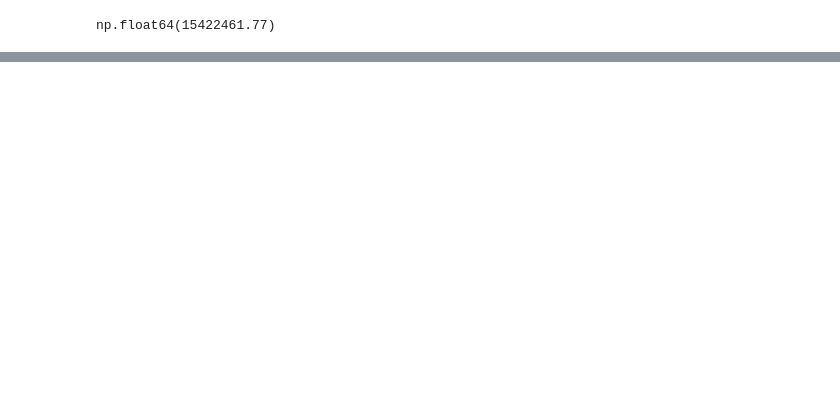
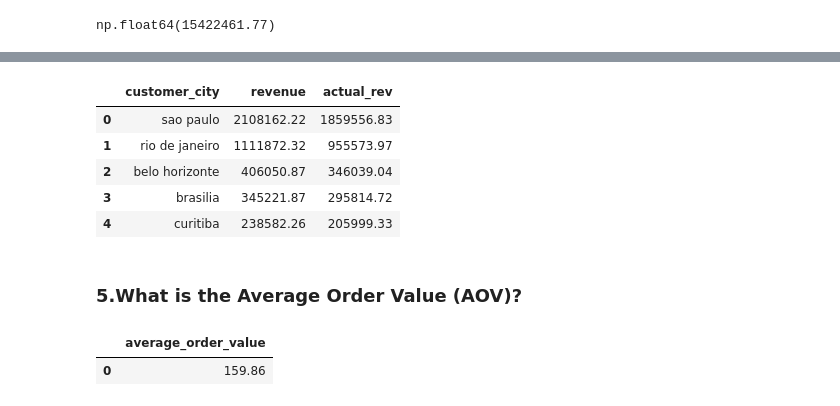
Before and after one commit to Nikhilprajapati4/Sales-analysis, a Jupyter notebook: notebook/SQL.ipynb, the cells around one changed output, grey strips where cells are left out. Drawn from its saved outputs; the diff is of its cells as text; code cells hidden in the pictures; blank space fills up the shorter version.

```diff
--- a/notebook/SQL.ipynb
+++ b/notebook/SQL.ipynb
@@ -136,0 +223,59 @@ np.float64(15422461.77)
+# %%
+## here we calculate the actual revenue as per the goods only here not calculate the any other charges or payment settlement.
+
+quary1 = """ Select c.customer_city,sum(op.price) as actual_rev
+from olist_customers_dataset c
+              join olist_orders_dataset od
+              on c.customer_id = od.customer_id join olist_order_items_dataset
+              op on od.order_id = op.order_id where od.order_status = 'delivered'
+              group by c.customer_city order by sum(op.price) DESC ;  """
+
+
+
+## here we calculate revenue as per how money we get from the customer , where shipping charges and other charges or settlements are included
+quary = """ SELECT
+    c.customer_city,
+    round(SUM(op.payment_value::NUMERIC),2) AS revenue
+FROM olist_customers_dataset c
+JOIN olist_orders_dataset o
+    ON c.customer_id=o.customer_id
+JOIN olist_order_payments_dataset op
+    ON o.order_id=op.order_id
+WHERE o.order_status='delivered'
+GROUP BY c.customer_city
+ORDER BY revenue DESC; """
+
+
+city_wise1 = pd.read_sql(quary1,engine)
+
+city_wise = pd.read_sql(quary,engine)
+new  = pd.concat([city_wise,city_wise1['actual_rev']] , axis = 1)
+new.head()
+# %% [output]
+|  | customer_city | revenue | actual_rev |
+| 0 | sao paulo | 2108162.22 | 1859556.83 |
+| 1 | rio de janeiro | 1111872.32 | 955573.97 |
+| 2 | belo horizonte | 406050.87 | 346039.04 |
+| 3 | brasilia | 345221.87 | 295814.72 |
+| 4 | curitiba | 238582.26 | 205999.33 |
+# %% [markdown]
+### 5.What is the Average Order Value (AOV)?
+# %%
+quary = """SELECT
+    ROUND(AVG(order_total),2) AS average_order_value
+FROM
+(
+    SELECT
+        o.order_id,
+        SUM(op.payment_value :: numeric) AS order_total
+    FROM olist_orders_dataset o
+    JOIN olist_order_payments_dataset op
+        ON o.order_id=op.order_id
+    WHERE o.order_status='delivered'
+    GROUP BY o.order_id
+) t; """
+average_ov = pd.read_sql(quary, engine)
+average_ov.head()
+# %% [output]
+|  | average_order_value |
+| 0 | 159.86 |
```
Also changed, not shown: parts of 19 cells of this notebook, 1 other file.
